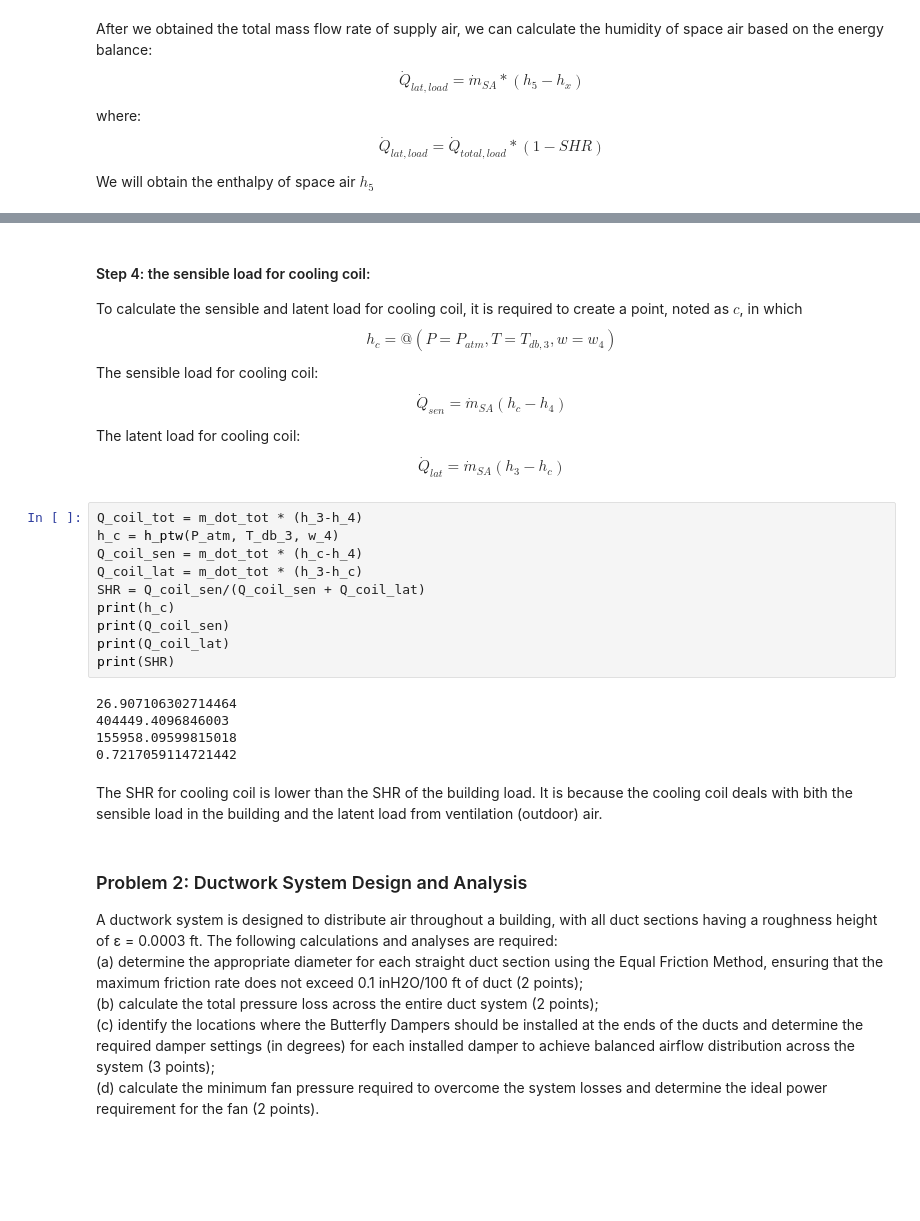
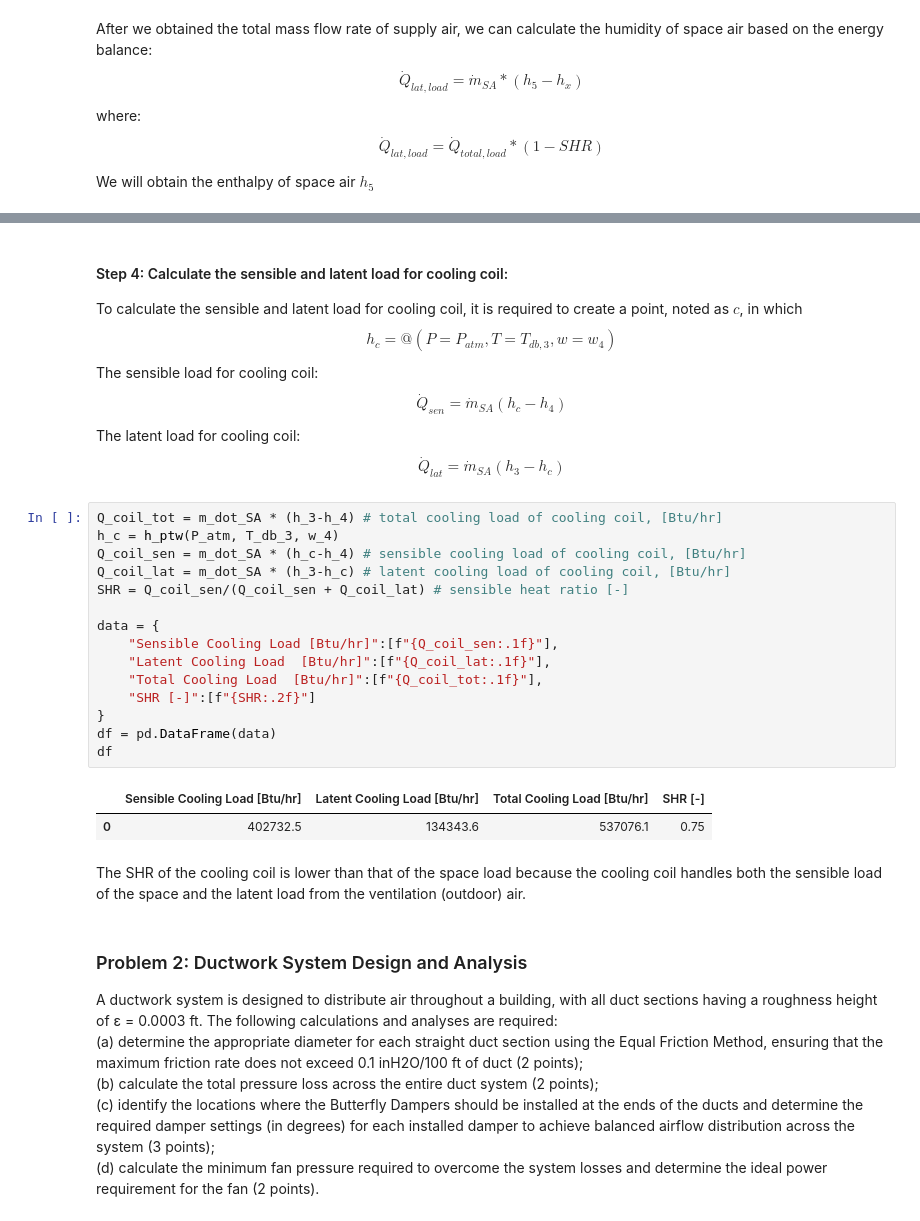
Before and after one commit to JieMa1202/CE414, a Jupyter notebook: Homework/Exam.ipynb, the cells around one changed output, grey strips where cells are left out. Saved outputs shown, nothing was run; the diff lists cells and outputs as text; blank space fills up the shorter version.

```diff
--- a/Homework/Exam.ipynb
+++ b/Homework/Exam.ipynb
@@ -155,28 +145,31 @@ df
 # %% [markdown]
-#### Step 4: the sensible load for cooling coil:
+#### Step 4: Calculate the sensible and latent load for cooling coil:
 To calculate the sensible and latent load for cooling coil, it is required to create a point, noted as $c$, in which
 $$h_c = @ (P = P_{atm}, T = T_{db,3}, w = w_4)$$
 The sensible load for cooling coil:
 $$\dot{Q}_{sen} = \dot{m}_{SA} (h_c - h_4)$$
 The latent load for cooling coil:
 $$\dot{Q}_{lat} = \dot{m}_{SA} (h_3 - h_c)$$
-# %%
-Q_coil_tot = m_dot_tot * (h_3-h_4)
-h_c = h_ptw(P_atm, T_db_3, w_4)
-Q_coil_sen = m_dot_tot * (h_c-h_4)
-Q_coil_lat = m_dot_tot * (h_3-h_c)
-SHR = Q_coil_sen/(Q_coil_sen + Q_coil_lat)
-print(h_c)
-print(Q_coil_sen)
-print(Q_coil_lat)
-print(SHR)
-# %% [output]
-26.907106302714464
-404449.4096846003
-155958.09599815018
-0.7217059114721442
+# %%
+Q_coil_tot = m_dot_SA * (h_3-h_4) # total cooling load of cooling coil, [Btu/hr]
+h_c = h_ptw(P_atm, T_db_3, w_4)
+Q_coil_sen = m_dot_SA * (h_c-h_4) # sensible cooling load of cooling coil, [Btu/hr]
+Q_coil_lat = m_dot_SA * (h_3-h_c) # latent cooling load of cooling coil, [Btu/hr]
+SHR = Q_coil_sen/(Q_coil_sen + Q_coil_lat) # sensible heat ratio [-]
+
+data = {
+    "Sensible Cooling Load [Btu/hr]":[f"{Q_coil_sen:.1f}"],
+    "Latent Cooling Load  [Btu/hr]":[f"{Q_coil_lat:.1f}"],
+    "Total Cooling Load  [Btu/hr]":[f"{Q_coil_tot:.1f}"],
+    "SHR [-]":[f"{SHR:.2f}"]
+}
+df = pd.DataFrame(data)
+df
+# %% [output]
+|  | Sensible Cooling Load [Btu/hr] | Latent Cooling Load [Btu/hr] | Total Cooling Load [Btu/hr] | SHR [-] |
+| 0 | 402732.5 | 134343.6 | 537076.1 | 0.75 |
 # %% [markdown]
-The SHR for cooling coil is lower than the SHR of the building load. It is because the cooling coil deals with bith the sensible load in the building and the latent load from ventilation (outdoor) air.
+The SHR of the cooling coil is lower than that of the space load because the cooling coil handles both the sensible load of the space and the latent load from the ventilation (outdoor) air.
 # %% [markdown]
 ### Problem 2: Ductwork System Design and Analysis
 A ductwork system is designed to distribute air throughout a building, with all duct sections having a roughness height of ε = 0.0003 ft. The following calculations and analyses are required:\
```
Also changed, not shown: parts of 16 cells of this notebook, 1 other file.
